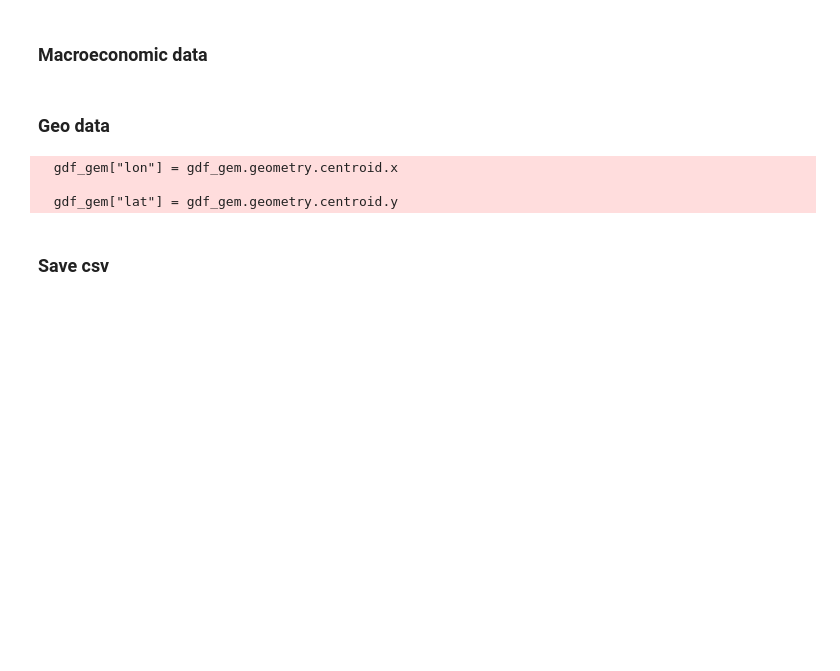
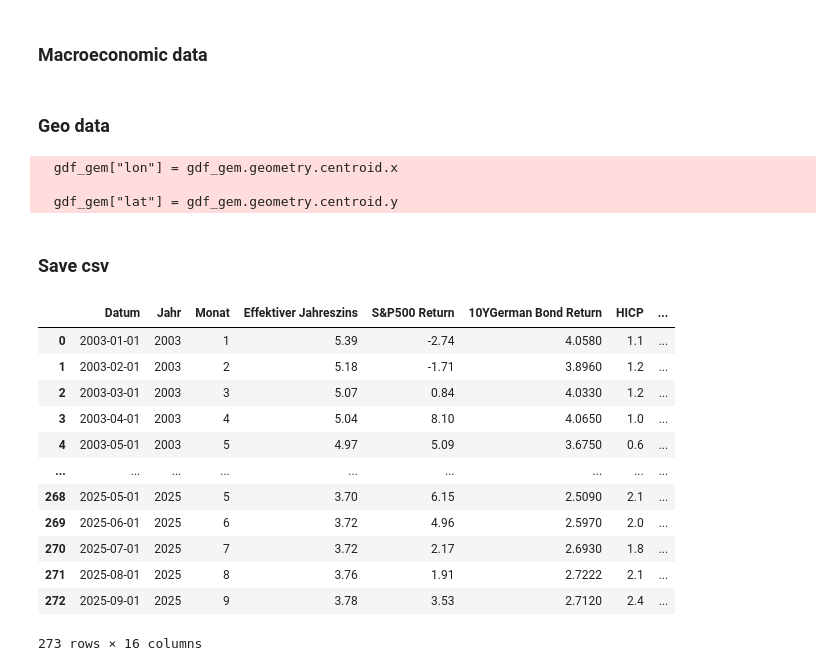
Before and after one commit to LukasGansneder/Master-Thesis-Renting-vs-Buying-, a Jupyter notebook: code/1_data_input.ipynb, the cells around one changed output. Cells and saved outputs as stored; diff of their text form; code cells hidden in the pictures; blank space fills up the shorter version.

```diff
--- a/code/1_data_input.ipynb
+++ b/code/1_data_input.ipynb
@@ -192,3 +192,19 @@ df_empirica_regio.to_csv(OUTPUT_DIR / "empirica_regio_data.csv", index=False, en
 df_gemeinden_coords.to_csv(OUTPUT_DIR / "Gemeinden_coordinates.csv", index=False, encoding="utf-8-sig")
 
 df_macroeconomic.to_csv(OUTPUT_DIR / "macroeconomic_data.csv", index=False, encoding="utf-8-sig")
+# %%
+df_macroeconomic
+# %% [output]
+|  | Datum | Jahr | Monat | Effektiver Jahreszins | S&P500 Return | 10YGerman Bond Return | HICP | ... |
+| 0 | 2003-01-01 | 2003 | 1 | 5.39 | -2.74 | 4.0580 | 1.1 | ... |
+| 1 | 2003-02-01 | 2003 | 2 | 5.18 | -1.71 | 3.8960 | 1.2 | ... |
+| 2 | 2003-03-01 | 2003 | 3 | 5.07 | 0.84 | 4.0330 | 1.2 | ... |
+| 3 | 2003-04-01 | 2003 | 4 | 5.04 | 8.10 | 4.0650 | 1.0 | ... |
+| 4 | 2003-05-01 | 2003 | 5 | 4.97 | 5.09 | 3.6750 | 0.6 | ... |
+| ... | ... | ... | ... | ... | ... | ... | ... | ... |
+| 268 | 2025-05-01 | 2025 | 5 | 3.70 | 6.15 | 2.5090 | 2.1 | ... |
+| 269 | 2025-06-01 | 2025 | 6 | 3.72 | 4.96 | 2.5970 | 2.0 | ... |
+| 270 | 2025-07-01 | 2025 | 7 | 3.72 | 2.17 | 2.6930 | 1.8 | ... |
+| 271 | 2025-08-01 | 2025 | 8 | 3.76 | 1.91 | 2.7222 | 2.1 | ... |
+| 272 | 2025-09-01 | 2025 | 9 | 3.78 | 3.53 | 2.7120 | 2.4 | ... |
+273 rows × 16 columns
```
Also changed, not shown: 2 other files.
